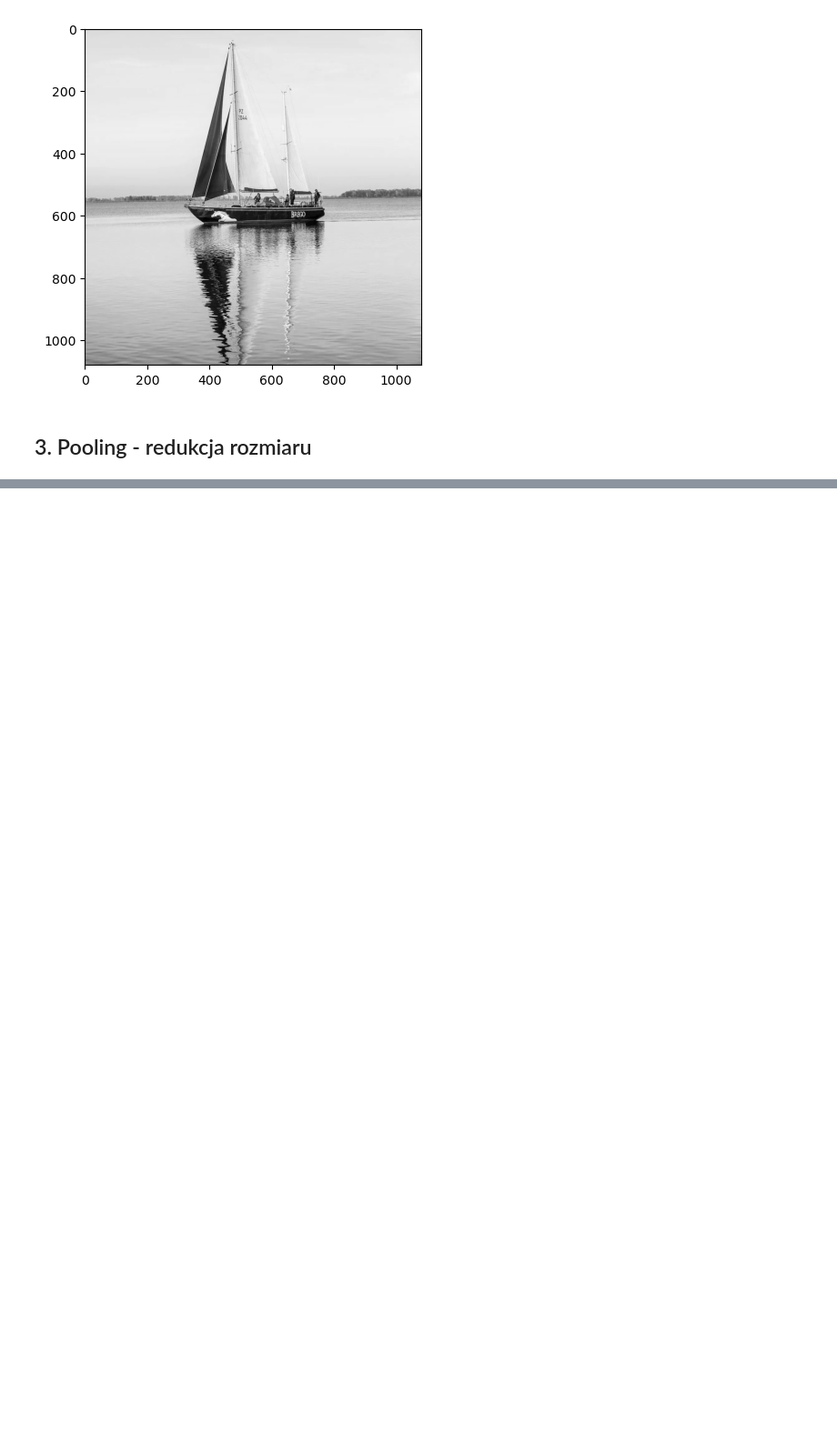
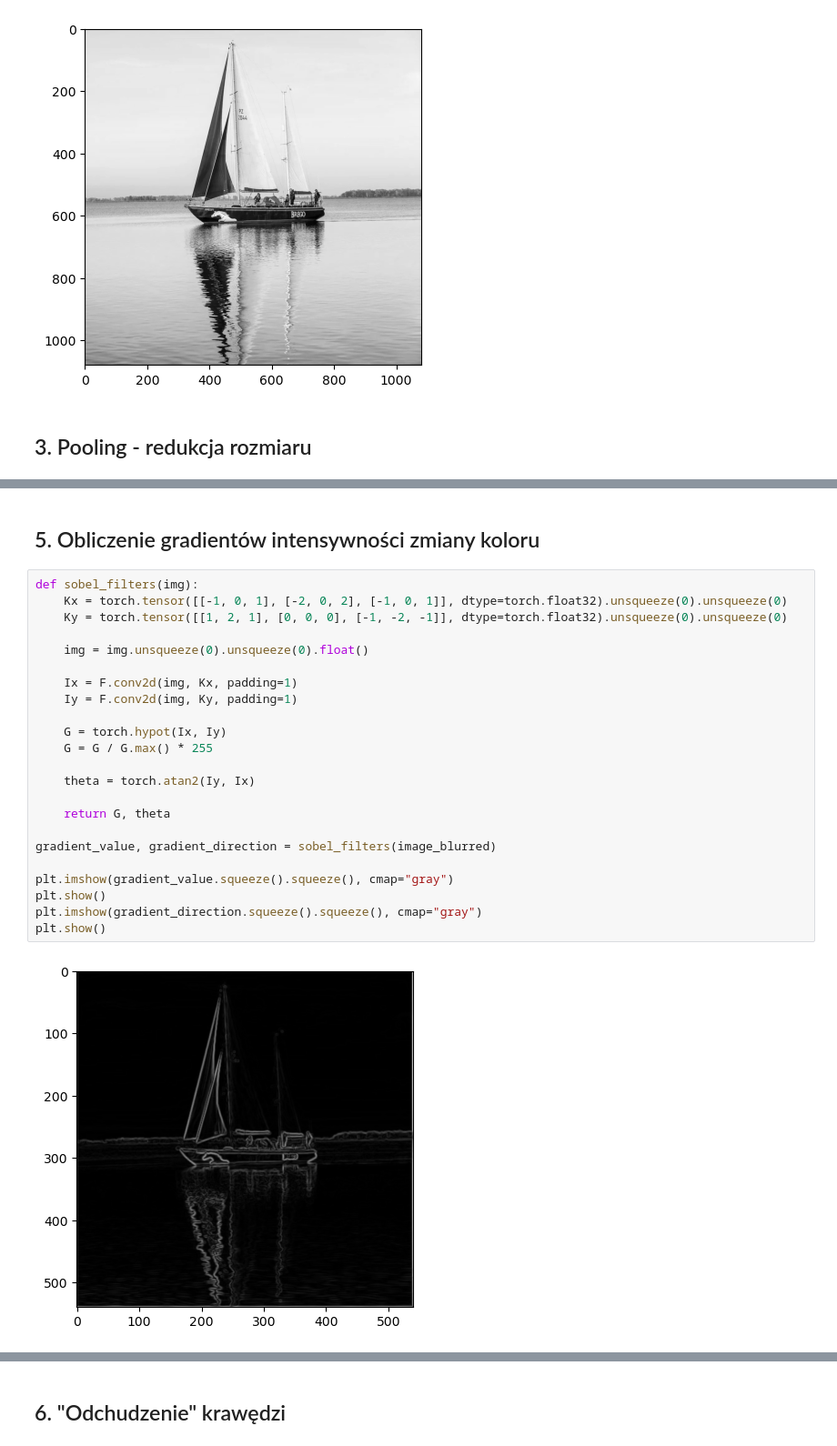
Before and after one commit to tranquilo-01/MRO, a Jupyter notebook: lab01/kod/lab01.ipynb, the cells around one changed output, grey strips where cells are left out. Shown at 91% size. Drawn from its saved outputs; the diff is of its cells as text; blank space fills up the shorter version.

```diff
--- a/lab01/kod/lab01.ipynb
+++ b/lab01/kod/lab01.ipynb
@@ -50,0 +72,27 @@ plt.show()
+# %% [markdown]
+## 5. Obliczenie gradientów intensywności zmiany koloru
+# %%
+def sobel_filters(img):
+    Kx = torch.tensor([[-1, 0, 1], [-2, 0, 2], [-1, 0, 1]], dtype=torch.float32).unsqueeze(0).unsqueeze(0)
+    Ky = torch.tensor([[1, 2, 1], [0, 0, 0], [-1, -2, -1]], dtype=torch.float32).unsqueeze(0).unsqueeze(0)
+
+    img = img.unsqueeze(0).unsqueeze(0).float()
+
+    Ix = F.conv2d(img, Kx, padding=1)
+    Iy = F.conv2d(img, Ky, padding=1)
+
+    G = torch.hypot(Ix, Iy)
+    G = G / G.max() * 255
+
+    theta = torch.atan2(Iy, Ix)
+
+    return G, theta
+
+gradient_value, gradient_direction = sobel_filters(image_blurred)
+
+plt.imshow(gradient_value.squeeze().squeeze(), cmap="gray")
+plt.show()
+plt.imshow(gradient_direction.squeeze().squeeze(), cmap="gray")
+plt.show()
+# %% [output]
+[figure, added]
@@ -50,0 +100,2 @@ plt.show()
+# %% [markdown]
+## 6. "Odchudzenie" krawędzi
```
Also changed, not shown: parts of 13 cells of this notebook, 2 other files.
